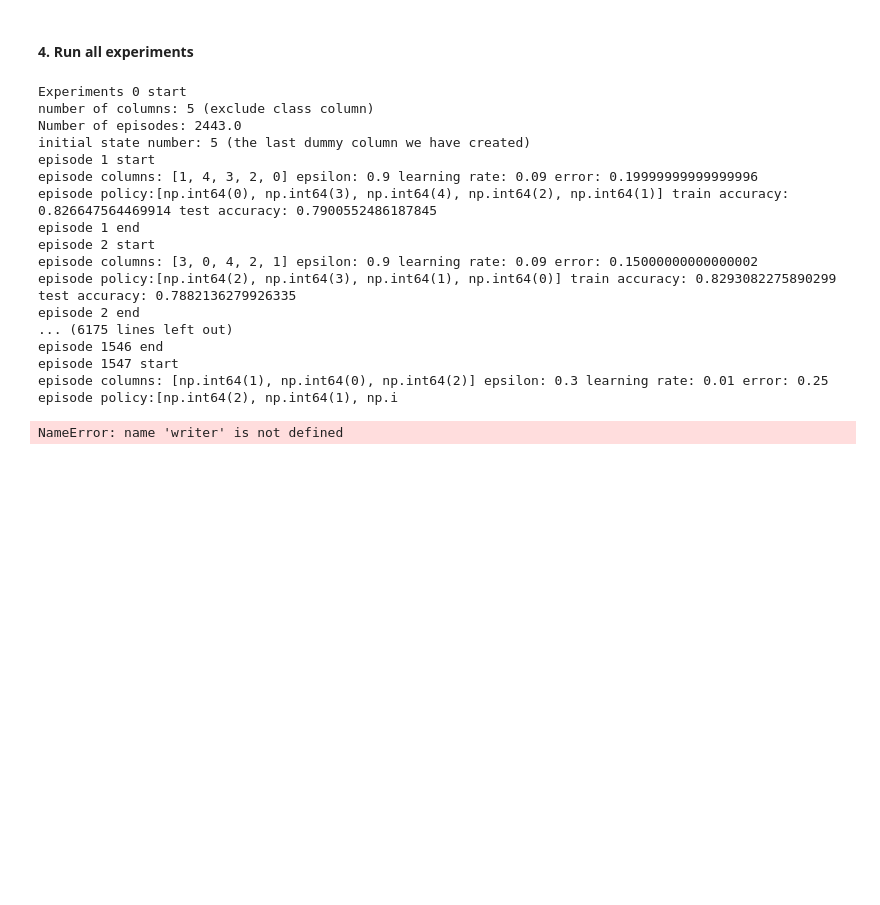
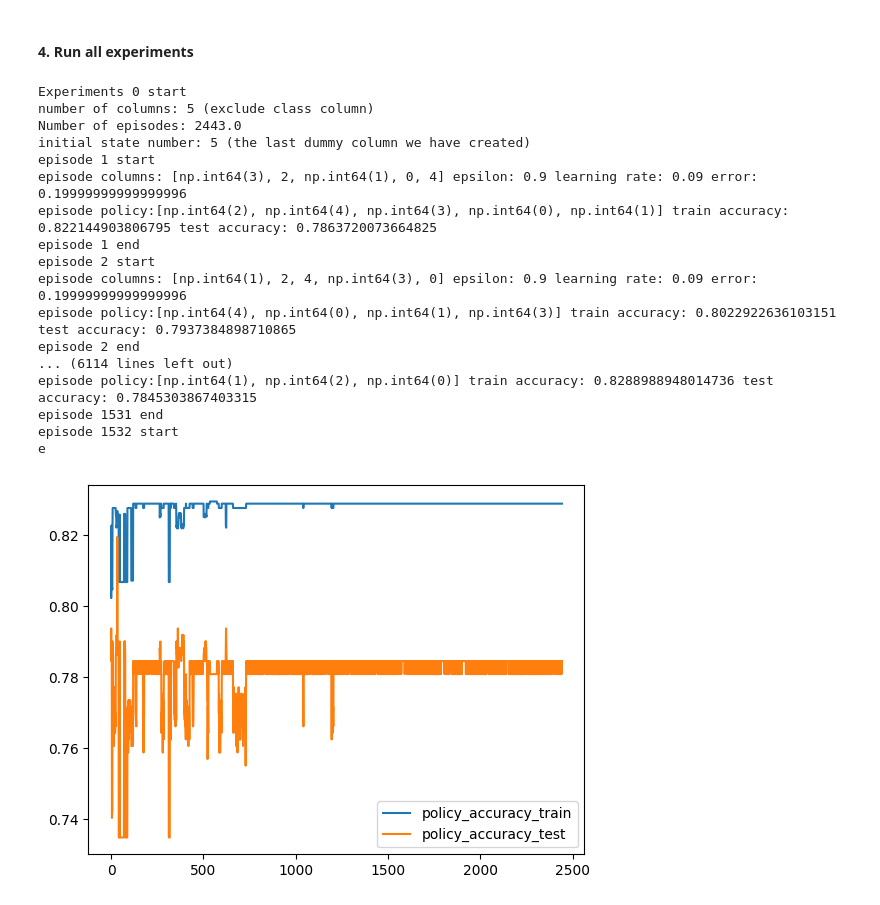
Before and after one commit to datafatmunger/jbg-notebooks, a Jupyter notebook: Q550/Quantum_Curiosity/CFS.ipynb, the cells around one changed output. Drawn from its saved outputs; the diff is of its cells as text; code cells hidden in the pictures; blank space fills up the shorter version.

```diff
--- a/Q550/Quantum_Curiosity/CFS.ipynb
+++ b/Q550/Quantum_Curiosity/CFS.ipynb
@@ -371,43 +371,43 @@ for e in range (number_of_experiment):
             'policy_accuracy_test': policy_accuracy_test
         }
 
         #Prints
         print ("episode "+ str(i+1) +" start")
         print ("episode columns: "+ str(episode_columns) + " epsilon: " + str(epsilon) + " learning rate: " + str(learning_rate) + " error: " +str(episode_error))
         print ("episode policy:" + str(policy_columns) + " train accuracy: " + str(policy_accuracy_train)  + " test accuracy: " +str(policy_accuracy_test))
         print ("episode "+ str(i+1) +" end")
     ########## End of episode  ############
     #df.to_excel(writer, 'Experiment' + str(e))
-    df.to_excel(writer, sheet_name='Experiment' + str(e))
+    #df.to_excel(writer, sheet_name='Experiment' + str(e))
     df_plot=df[['episode','policy_accuracy_train','policy_accuracy_test']]
     plot=df_plot.plot()
     fig = plot.get_figure()
     fig.savefig('Experiments/'+ str(experiment) + '/plot_experiment_' + str(e) +'.png')
 
 #writer.save()
-with pd.ExcelWriter('Experiments/'+ str(experiment) + '/df.xlsx') as writer:
-    df.to_excel(writer, sheet_name='Experiment' + str(e))
+#with pd.ExcelWriter('Experiments/'+ str(experiment) + '/df.xlsx') as writer:
+#    df.to_excel(writer, sheet_name='Experiment' + str(e))
 
 ## for run time ##
 stop = timeit.default_timer()
 print (stop - start)
 ## for run time ##
 # %% [output]
 Experiments 0 start
 number of columns: 5 (exclude class column)
 Number of episodes: 2443.0
 initial state number: 5 (the last dummy column we have created)
 episode 1 start
-episode columns: [1, 4, 3, 2, 0] epsilon: 0.9 learning rate: 0.09 error: 0.19999999999999996
-episode policy:[np.int64(0), np.int64(3), np.int64(4), np.int64(2), np.int64(1)] train accuracy: 0.826647564469914 test accuracy: 0.7900552486187845
+episode columns: [np.int64(3), 2, np.int64(1), 0, 4] epsilon: 0.9 learning rate: 0.09 error: 0.19999999999999996
+episode policy:[np.int64(2), np.int64(4), np.int64(3), np.int64(0), np.int64(1)] train accuracy: 0.822144903806795 test accuracy: 0.7863720073664825
 episode 1 end
 episode 2 start
-episode columns: [3, 0, 4, 2, 1] epsilon: 0.9 learning rate: 0.09 error: 0.15000000000000002
-episode policy:[np.int64(2), np.int64(3), np.int64(1), np.int64(0)] train accuracy: 0.8293082275890299 test accuracy: 0.7882136279926335
+episode columns: [np.int64(1), 2, 4, np.int64(3), 0] epsilon: 0.9 learning rate: 0.09 error: 0.19999999999999996
+episode policy:[np.int64(4), np.int64(0), np.int64(1), np.int64(3)] train accuracy: 0.8022922636103151 test accuracy: 0.7937384898710865
 episode 2 end
-... (6175 lines left out)
-episode 1546 end
-episode 1547 start
-episode columns: [np.int64(1), np.int64(0), np.int64(2)] epsilon: 0.3 learning rate: 0.01 error: 0.25
-episode policy:[np.int64(2), np.int64(1), np.i
+... (6114 lines left out)
+episode policy:[np.int64(1), np.int64(2), np.int64(0)] train accuracy: 0.8288988948014736 test accuracy: 0.7845303867403315
+episode 1531 end
+episode 1532 start
+e
-NameError: name 'writer' is not defined
+[figure, added]
```
Also changed, not shown: 59 other files.
